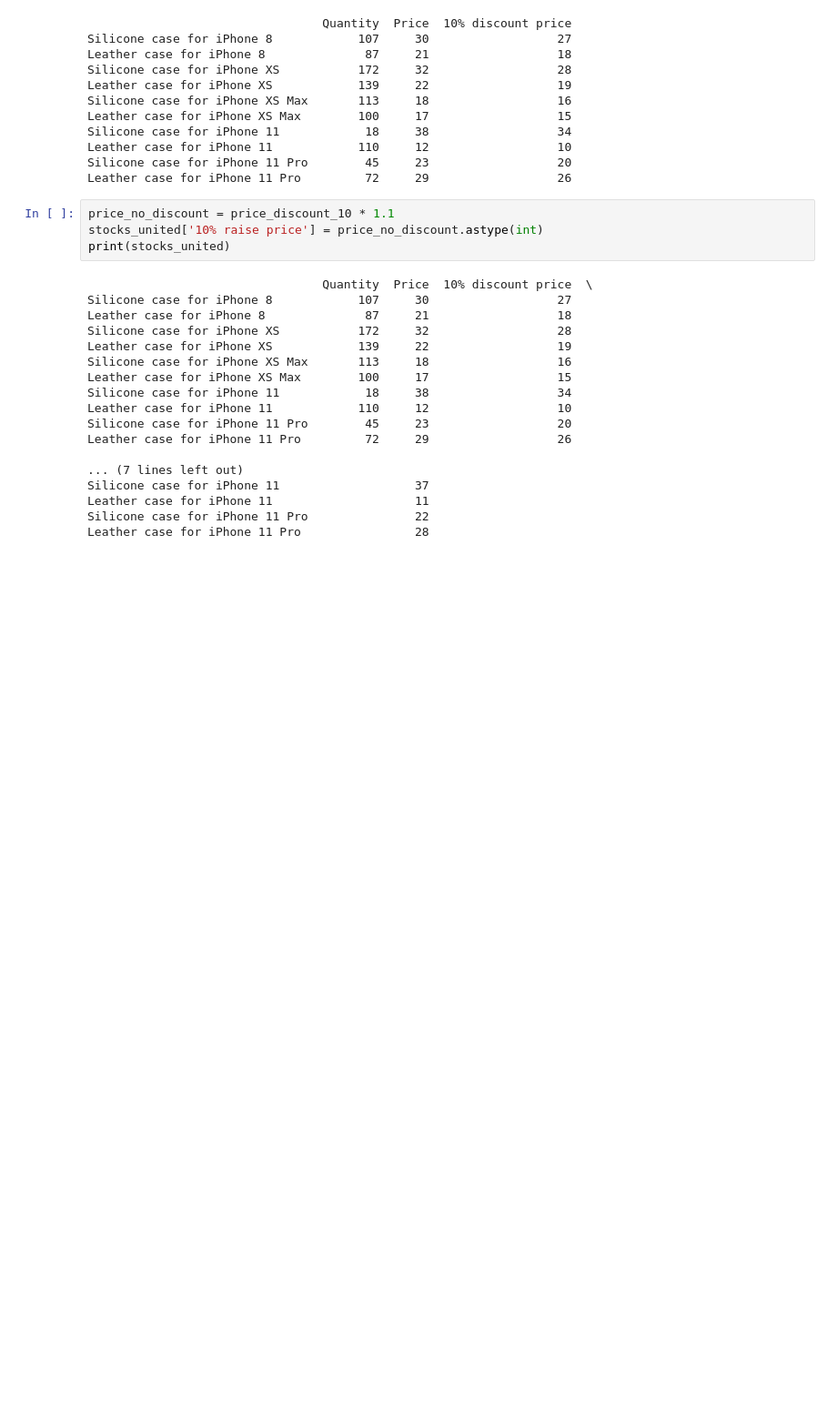
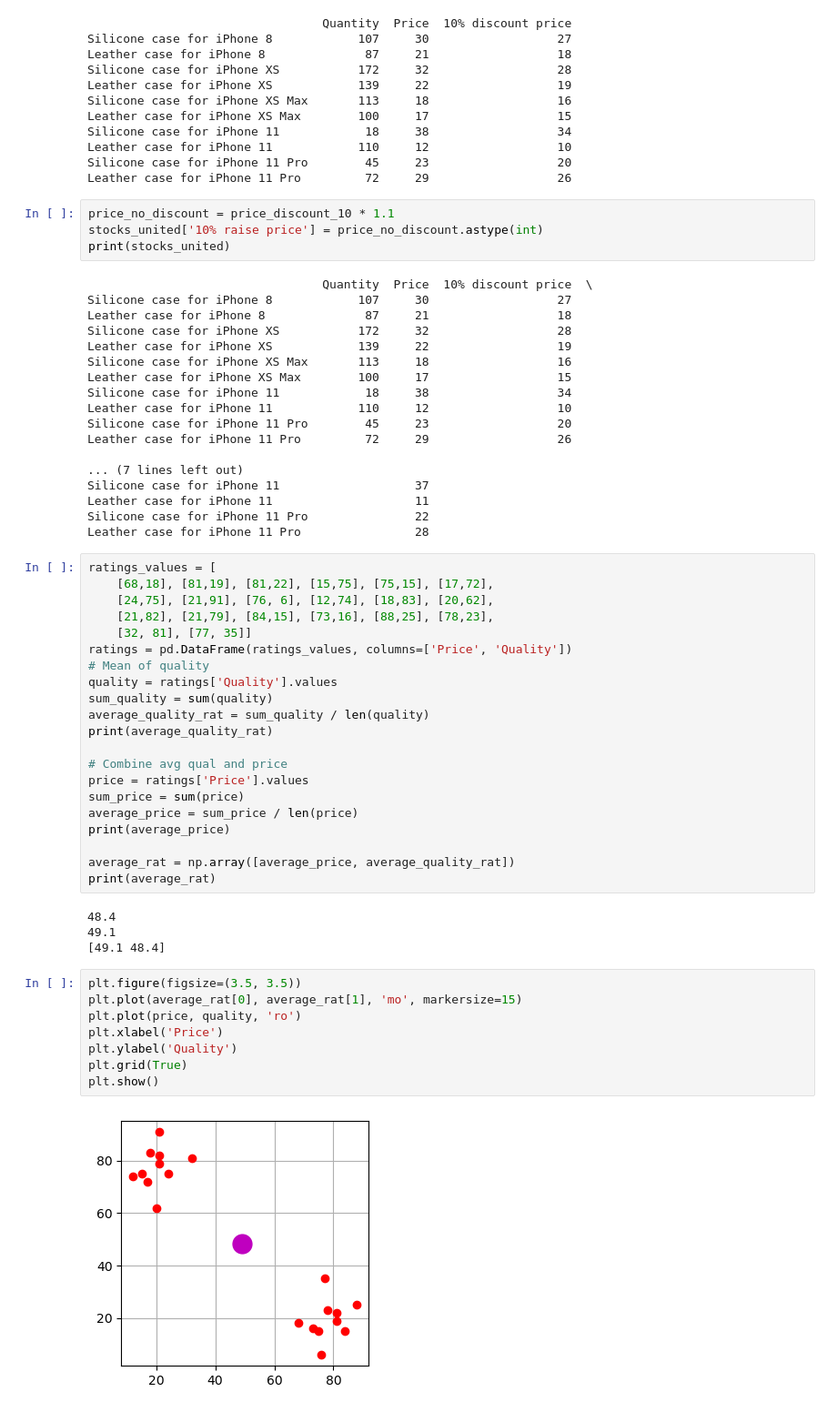
Before and after one commit to jbharadwaja/Linear-Algebra-testing, a Jupyter notebook: notebook.ipynb, the cells around one changed output. Shown at 91% size. Cells and saved outputs as stored; diff of their text form; blank space fills up the shorter version.

Commit message:
tested out the plot for the average

```diff
--- a/notebook.ipynb
+++ b/notebook.ipynb
@@ -159,3 +159,38 @@ Silicone case for iPhone 11                   37
 Leather case for iPhone 11                    11
 Silicone case for iPhone 11 Pro               22
 Leather case for iPhone 11 Pro                28
+# %%
+ratings_values = [
+    [68,18], [81,19], [81,22], [15,75], [75,15], [17,72],
+    [24,75], [21,91], [76, 6], [12,74], [18,83], [20,62],
+    [21,82], [21,79], [84,15], [73,16], [88,25], [78,23],
+    [32, 81], [77, 35]]
+ratings = pd.DataFrame(ratings_values, columns=['Price', 'Quality'])
+# Mean of quality
+quality = ratings['Quality'].values
+sum_quality = sum(quality)
+average_quality_rat = sum_quality / len(quality)
+print(average_quality_rat)
+
+# Combine avg qual and price
+price = ratings['Price'].values
+sum_price = sum(price)
+average_price = sum_price / len(price)
+print(average_price)
+
+average_rat = np.array([average_price, average_quality_rat])
+print(average_rat)
+# %% [output]
+48.4
+49.1
+[49.1 48.4]
+# %%
+plt.figure(figsize=(3.5, 3.5))
+plt.plot(average_rat[0], average_rat[1], 'mo', markersize=15)
+plt.plot(price, quality, 'ro')
+plt.xlabel('Price')
+plt.ylabel('Quality')
+plt.grid(True)
+plt.show()
+# %% [output]
+[figure, added]
```
